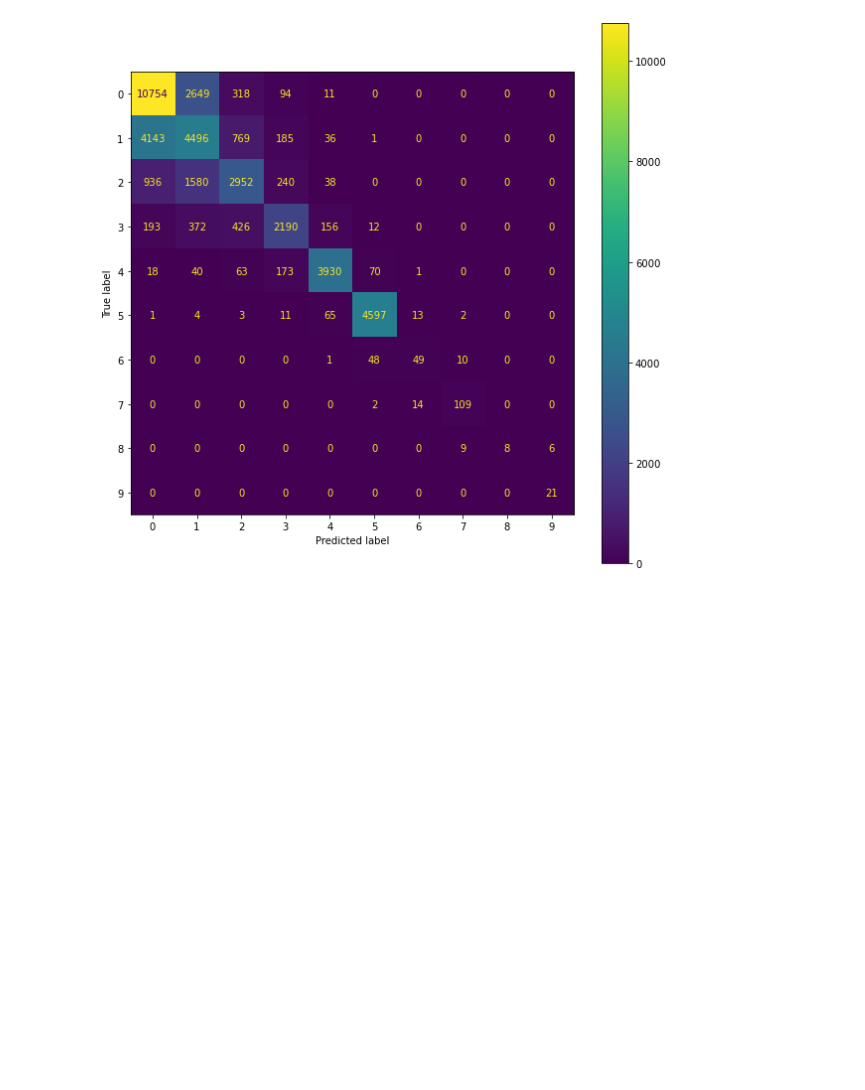
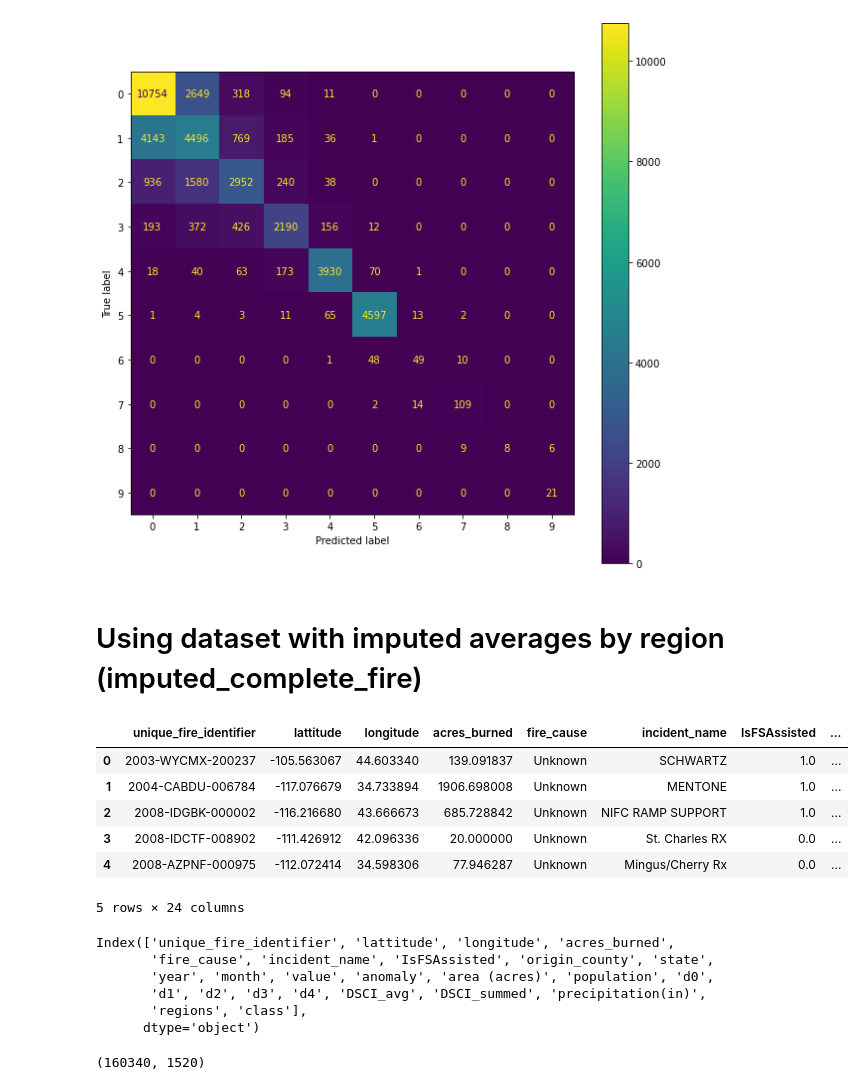
Before and after one commit to HOWBZR/Fire_Repo, a Jupyter notebook: Code/Models/Neural_Net.ipynb, the cells around one changed output. Drawn from its saved outputs; the diff is of its cells as text; code cells hidden in the pictures; blank space fills up the shorter version.

```diff
--- a/Code/Models/Neural_Net.ipynb
+++ b/Code/Models/Neural_Net.ipynb
@@ -780,3 +779,17 @@ fig, ax = plt.subplots(figsize=(10,10))
 disp.plot(ax=ax);
 # %% [output]
 [figure]
+# %% [markdown]
+# Using dataset with imputed averages by region (imputed_complete_fire)
+# %%
+df_imputed = pd.read_csv('../../Data/imputed_complete_fire.csv')
+df_imputed.drop(columns = 'Unnamed: 0',inplace=True)
+df_imputed.head()
+# %% [output]
+|  | unique_fire_identifier | lattitude | longitude | acres_burned | fire_cause | incident_name | IsFSAssisted | ... |
+| 0 | 2003-WYCMX-200237 | -105.563067 | 44.603340 | 139.091837 | Unknown | SCHWARTZ | 1.0 | ... |
+| 1 | 2004-CABDU-006784 | -117.076679 | 34.733894 | 1906.698008 | Unknown | MENTONE | 1.0 | ... |
+| 2 | 2008-IDGBK-000002 | -116.216680 | 43.666673 | 685.728842 | Unknown | NIFC RAMP SUPPORT | 1.0 | ... |
+| 3 | 2008-IDCTF-008902 | -111.426912 | 42.096336 | 20.000000 | Unknown | St. Charles RX | 0.0 | ... |
+| 4 | 2008-AZPNF-000975 | -112.072414 | 34.598306 | 77.946287 | Unknown | Mingus/Cherry Rx | 0.0 | ... |
+5 rows × 24 columns
@@ -782,0 +813,9 @@ disp.plot(ax=ax);
+# %%
+df_imputed.columns
+# %% [output]
+Index(['unique_fire_identifier', 'lattitude', 'longitude', 'acres_burned',
+       'fire_cause', 'incident_name', 'IsFSAssisted', 'origin_county', 'state',
+       'year', 'month', 'value', 'anomaly', 'area (acres)', 'population', 'd0',
+       'd1', 'd2', 'd3', 'd4', 'DSCI_avg', 'DSCI_summed', 'precipitation(in)',
+       'regions', 'class'],
+      dtype='object')
@@ -782,0 +833,4 @@ disp.plot(ax=ax);
+# %%
+Z_train.shape
+# %% [output]
+(160340, 1520)
```
Also changed, not shown: parts of 9 cells of this notebook.
